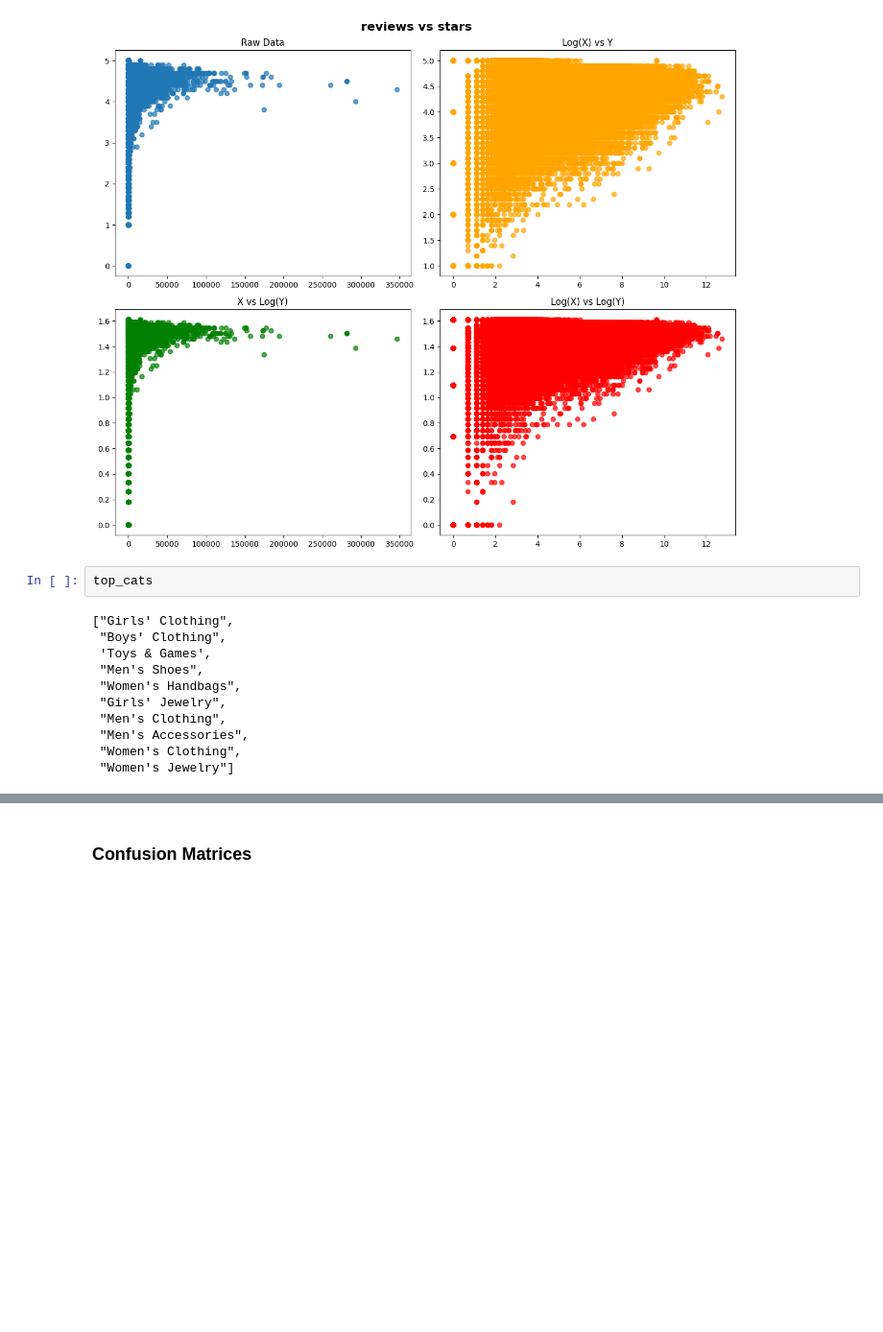
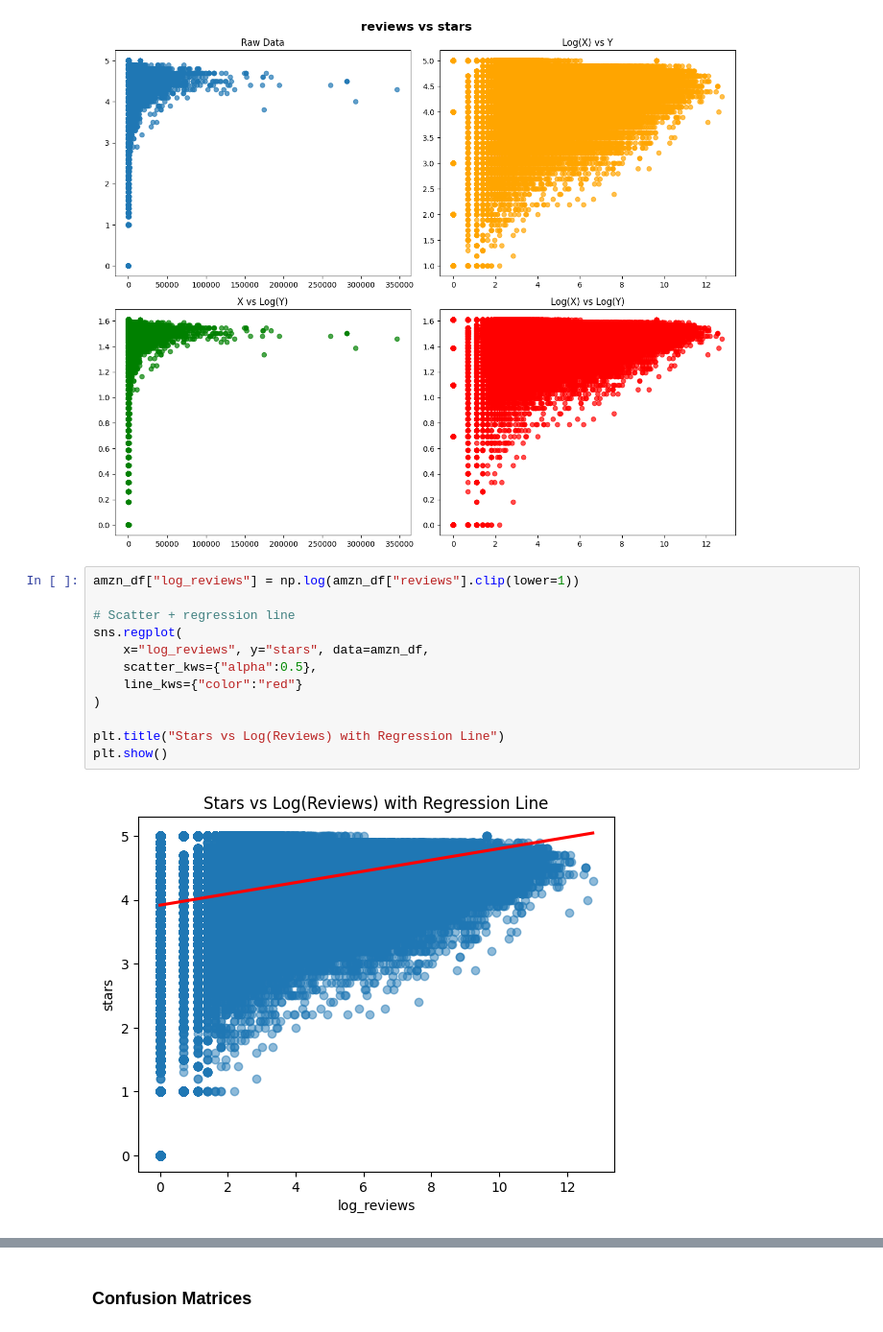
Before and after one commit to edmiller824/sf_tech, a Jupyter notebook: amzn_product_analysis.ipynb, the cells around one changed output, grey strips where cells are left out. Shown at 96% size. Cells and saved outputs as stored; diff of their text form; blank space fills up the shorter version.

Commit message:
added regression lines and r values to variables to quantify linear correlation

```diff
--- a/amzn_product_analysis.ipynb
+++ b/amzn_product_analysis.ipynb
@@ -523,16 +525,17 @@ plt.tight_layout()
 plt.show()
 # %% [output]
 [figure]
-# %%
-top_cats
-# %% [output]
-["Girls' Clothing",
- "Boys' Clothing",
- 'Toys & Games',
- "Men's Shoes",
- "Women's Handbags",
- "Girls' Jewelry",
- "Men's Clothing",
- "Men's Accessories",
- "Women's Clothing",
- "Women's Jewelry"]
+# %%
+amzn_df["log_reviews"] = np.log(amzn_df["reviews"].clip(lower=1))
+
+# Scatter + regression line
+sns.regplot(
+    x="log_reviews", y="stars", data=amzn_df,
+    scatter_kws={"alpha":0.5},
+    line_kws={"color":"red"}
+)
+
+plt.title("Stars vs Log(Reviews) with Regression Line")
+plt.show()
+# %% [output]
+[figure, added]
```
Also changed, not shown: parts of 7 cells of this notebook.
